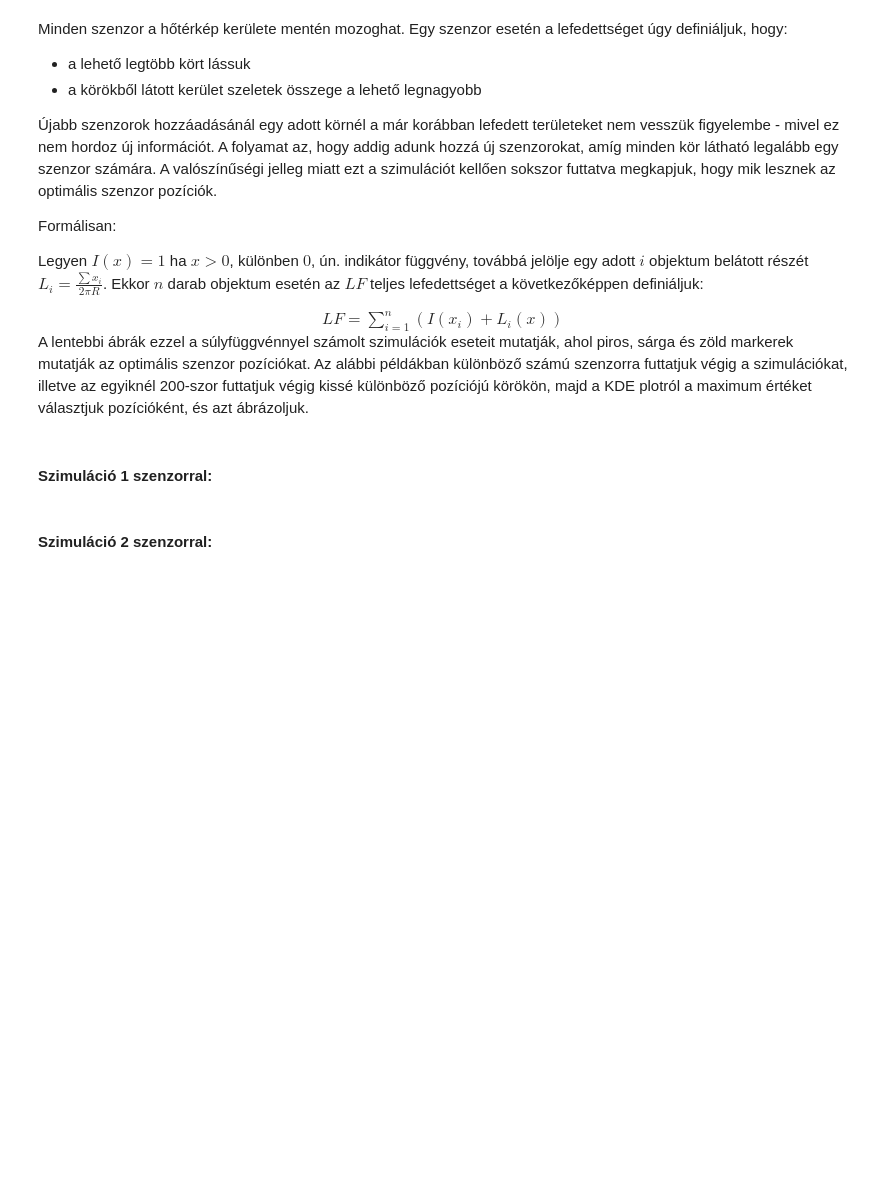
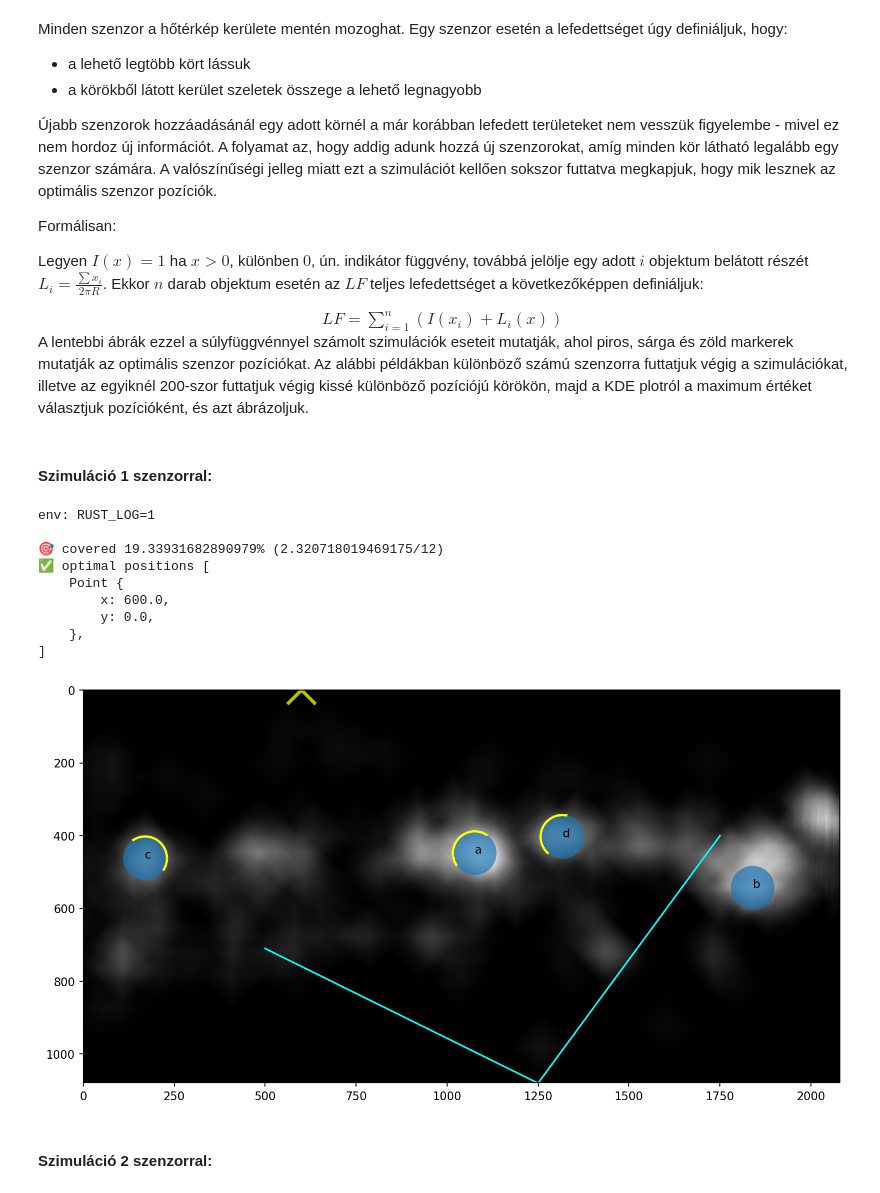
Before and after one commit to Ptrskay3/place_me, a Jupyter notebook: example.ipynb, the cells around one changed output. Saved outputs shown, nothing was run; the diff lists cells and outputs as text; code cells hidden in the pictures; blank space fills up the shorter version.

```diff
--- a/example.ipynb
+++ b/example.ipynb
@@ -103,14 +107,30 @@ A lentebbi ábrák ezzel a súlyfüggvénnyel számolt szimulációk eseteit mut
 # %%
 %env RUST_LOG=1
 arr = np.c_[peaks, CIRCLE_RADIUS * np.ones(peaks.shape[0])]
+segments  = Segment([1750, 400,
+                     1250, 1080,
+                     500, 710]).as_joined_points()
+
 options = {
     'width': data.shape[1],
     'height': data.shape[0],
     'resolution': 2880,
     'pixel_step': 20,
 }
-res, covs = optimize_v1(*arr.T, LETTERS, [0.0,  940.0, 1080.0, 930.0], **options)
-plot_from_optimal_coords(data, peaks, res, covs)
+
+res, covs = optimize_v1(*arr.T, LETTERS, segments, **options)
+plot_from_optimal_coords(data, peaks, res, covs, segments)
+# %% [output]
+env: RUST_LOG=1
+
+🎯 covered 19.33931682890979% (2.320718019469175/12)
+✅ optimal positions [
+    Point {
+        x: 600.0,
+        y: 0.0,
+    },
+]
+[figure, added]
 # %% [markdown]
 #### Szimuláció 2 szenzorral:
 # %%
```
Also changed, not shown: parts of 3 cells of this notebook, 7 other files.
